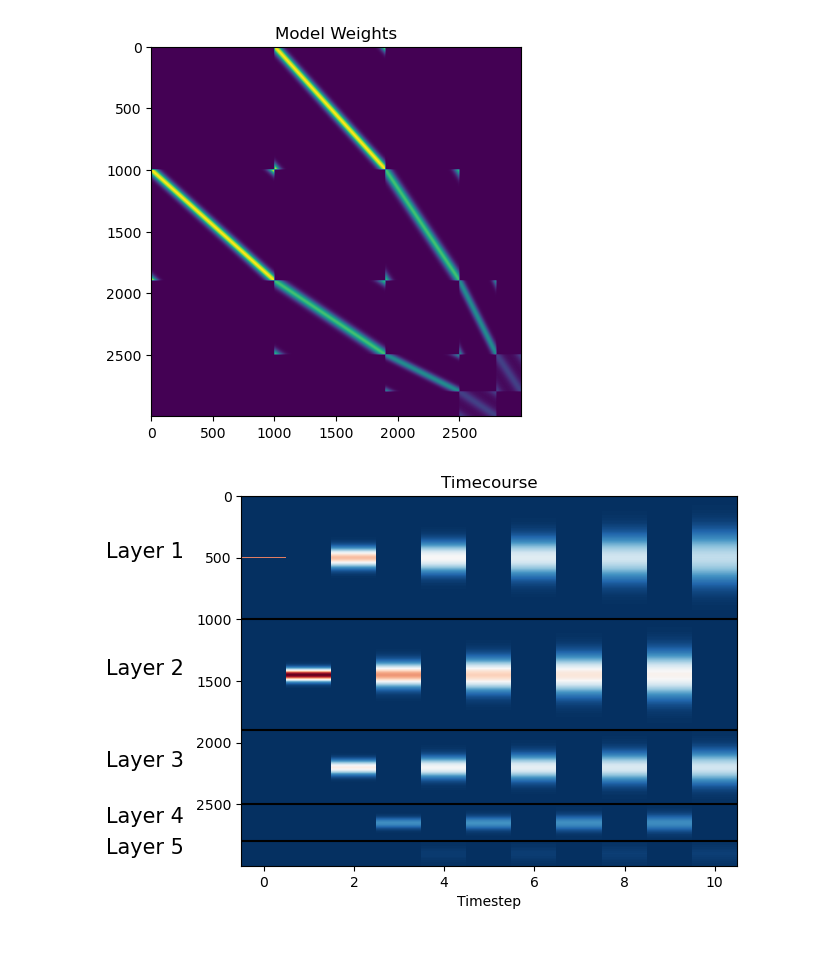
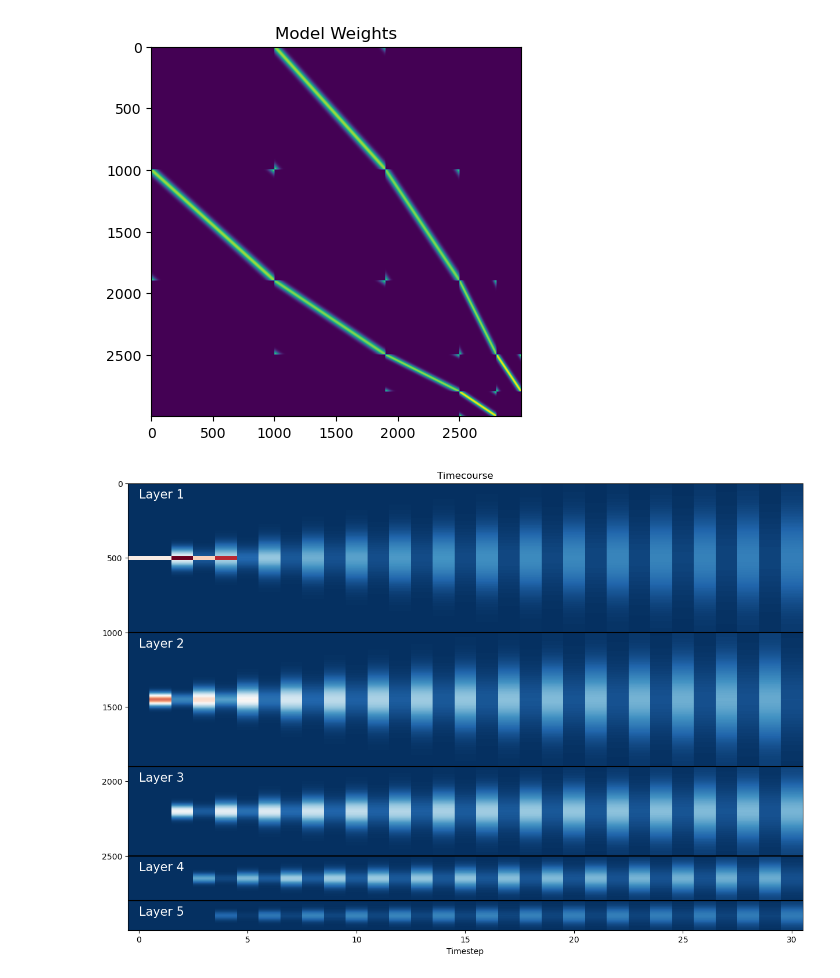
Before and after one commit to rfw256/Memento, a Jupyter notebook: dynamicmemory.ipynb, the cells around one changed output. Saved outputs shown, nothing was run; the diff lists cells and outputs as text; code cells hidden in the pictures; blank space fills up the shorter version.

Commit message:
Updated plotting aesthetics

```diff
--- a/dynamicmemory.ipynb
+++ b/dynamicmemory.ipynb
@@ -39,8 +39,10 @@ class DynaToy:
 
             for ii in range(shape[0]):
                 loc = ((ii/shape[0]) * 2*np.pi)
-                W_l[ii, :] = stats.vonmises.pdf(x, self.kappas[i], loc)
-            # W_l /= W_l.max()
+                rf = stats.vonmises.pdf(x, self.kappas[i], loc)
+                rf /= np.linalg.norm(rf)
+                W_l[ii, :] = rf
+
             W[rstart:rstop, cstart:cstop] = W_l
             W[cstart:cstop, rstart:rstop] = W_l.T
 
@@ -59,7 +61,8 @@ class DynaToy:
         return self.r
 # %%
 layer_sizes = [1000, 900, 600, 300, 200]
-kappas = [20, 10, 5, 1]
+kappas = [30, 20, 10, 5]
+n_timesteps = 30
 # kappas = []
 
 
@@ -68,27 +71,28 @@ model = DynaToy(layer_sizes)
 model.W = model.init_weights(plot = True, kappas = kappas)
 
 x_input = np.zeros([layer_sizes[0], 1])
-x_pos, x_width = 180, 5
+x_pos, x_width = 180, 10
 
 center = int((x_pos/360) * layer_sizes[0])
 halfwidth = int((x_width/360) * layer_sizes[0] / 2)
 
 x_input[(center-halfwidth):(center+halfwidth)] = .1
 
-model.r[model.in_idx] = x_input
-
 timecourse = []
 timecourse.append(model.r)
-for i in range(10):
+
+for i in range(n_timesteps):
+    if i < 5: model.r[model.in_idx] += x_input
     timecourse.append(model.step(model.r))
 # %% [output]
-[figure, old version]
+[figure, new version]
 # %%
 plt.imshow(np.asarray(timecourse).squeeze().T, origin = 'upper', aspect = 'auto', interpolation='none', cmap = 'RdBu_r')
+plt.gcf().set_size_inches([15, 10])
 plt.xlabel("Timestep")
 plt.title("Timecourse")
 for i in range(len(model.layer_sizes)):
-    plt.hlines(y = np.sum(model.layer_sizes[:i]), xmin = -0.5, xmax = 10.5, color = 'black')
-    plt.text(x = -3.5, y = np.sum(model.layer_sizes[:i]) + model.layer_sizes[i]/2, s = "Layer " + str(i+1), color = 'black', size = 15)
+    plt.hlines(y = np.sum(model.layer_sizes[:i]), xmin = -0.5, xmax = n_timesteps + .5, color = 'black')
+    plt.text(x = 0, y = np.sum(model.layer_sizes[:i])+100, s = "Layer " + str(i+1), color = 'white', size = 15)
 # %% [output]
-[figure, old version]
+[figure, new version]
```
Also changed, not shown: parts of 1 cell of this notebook, 1 other file.
